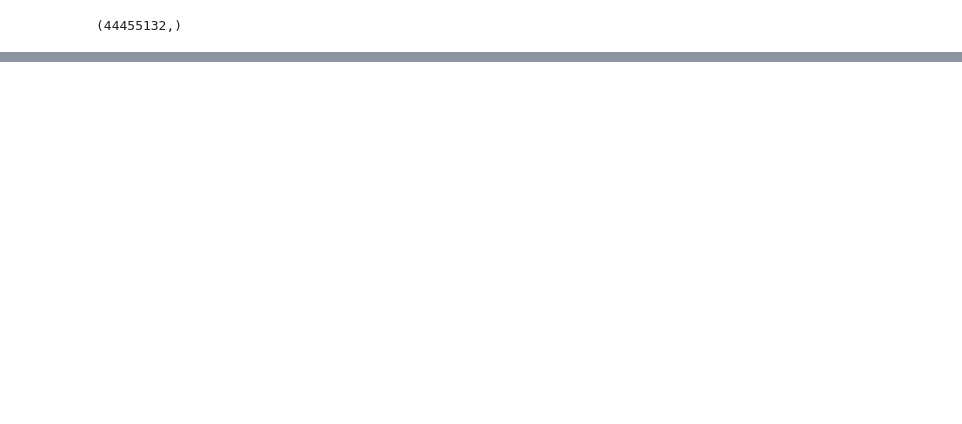
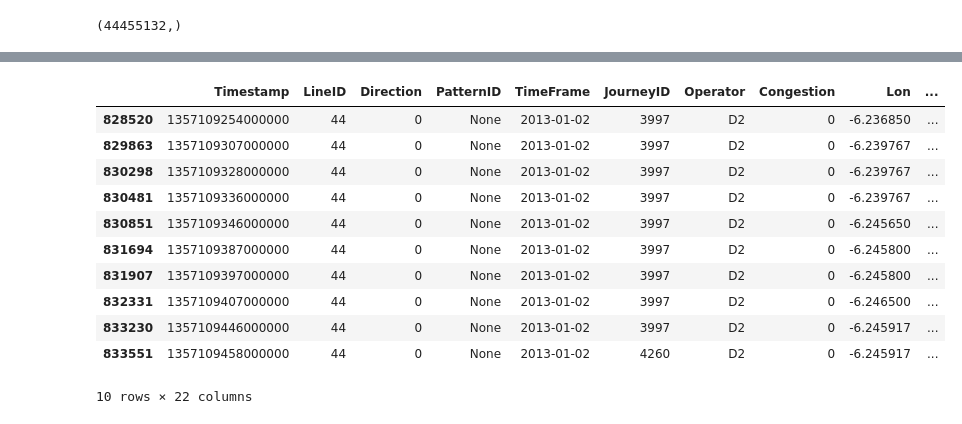
Before and after one commit to joaofig/dublin-bus, a Jupyter notebook: 01-missing-data.ipynb, the cells around one changed output, grey strips where cells are left out. Saved outputs shown, nothing was run; the diff lists cells and outputs as text; code cells hidden in the pictures; blank space fills up the shorter version.

```diff
--- a/01-missing-data.ipynb
+++ b/01-missing-data.ipynb
@@ -168,0 +189,15 @@ df[df['VehicleID'] == unique_vehicles[10]].head(20)
+# %%
+df[(df['VehicleID'] == 28047) & (df['Day'] == 2) & (df['Hour'] == 6) & (df['Minute'] > 45) ].head(10)
+# %% [output]
+|  | Timestamp | LineID | Direction | PatternID | TimeFrame | JourneyID | Operator | Congestion | Lon | ... |
+| 828520 | 1357109254000000 | 44 | 0 | None | 2013-01-02 | 3997 | D2 | 0 | -6.236850 | ... |
+| 829863 | 1357109307000000 | 44 | 0 | None | 2013-01-02 | 3997 | D2 | 0 | -6.239767 | ... |
+| 830298 | 1357109328000000 | 44 | 0 | None | 2013-01-02 | 3997 | D2 | 0 | -6.239767 | ... |
+| 830481 | 1357109336000000 | 44 | 0 | None | 2013-01-02 | 3997 | D2 | 0 | -6.239767 | ... |
+| 830851 | 1357109346000000 | 44 | 0 | None | 2013-01-02 | 3997 | D2 | 0 | -6.245650 | ... |
+| 831694 | 1357109387000000 | 44 | 0 | None | 2013-01-02 | 3997 | D2 | 0 | -6.245800 | ... |
+| 831907 | 1357109397000000 | 44 | 0 | None | 2013-01-02 | 3997 | D2 | 0 | -6.245800 | ... |
+| 832331 | 1357109407000000 | 44 | 0 | None | 2013-01-02 | 3997 | D2 | 0 | -6.246500 | ... |
+| 833230 | 1357109446000000 | 44 | 0 | None | 2013-01-02 | 3997 | D2 | 0 | -6.245917 | ... |
+| 833551 | 1357109458000000 | 44 | 0 | None | 2013-01-02 | 4260 | D2 | 0 | -6.245917 | ... |
+10 rows × 22 columns
```
Also changed, not shown: parts of 18 cells of this notebook.
